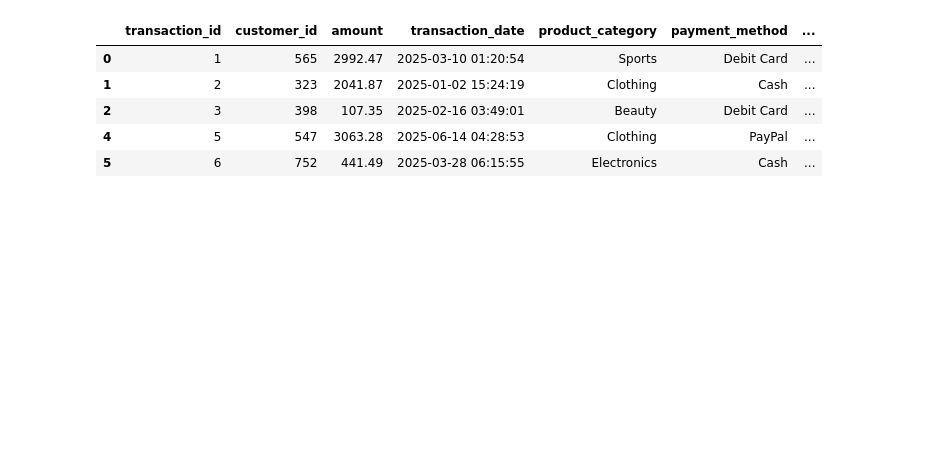
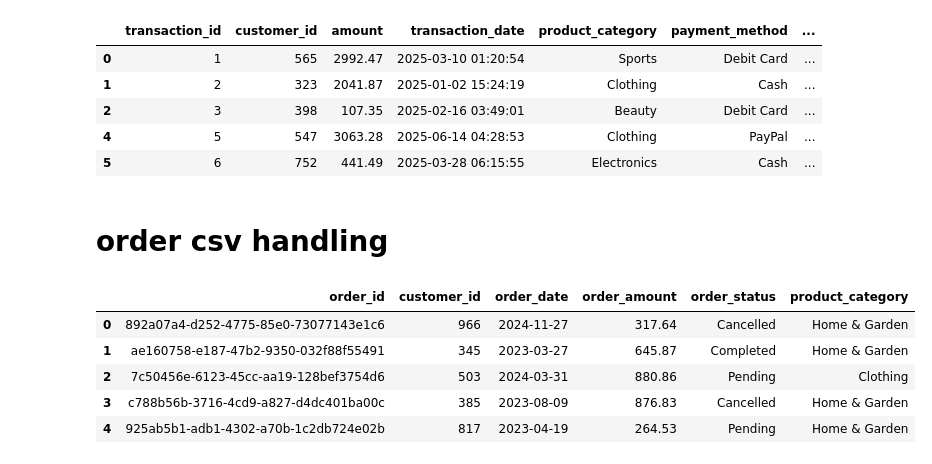
Before and after one commit to sumankrupa/python_learning, a Jupyter notebook: use_cases.ipynb, the cells around one changed output. Drawn from its saved outputs; the diff is of its cells as text; code cells hidden in the pictures; blank space fills up the shorter version.

```diff
--- a/use_cases.ipynb
+++ b/use_cases.ipynb
@@ -387,3 +387,16 @@ transaction_df.head()
 | 2 | 3 | 398 | 107.35 | 2025-02-16 03:49:01 | Beauty | Debit Card | ... |
 | 4 | 5 | 547 | 3063.28 | 2025-06-14 04:28:53 | Clothing | PayPal | ... |
 | 5 | 6 | 752 | 441.49 | 2025-03-28 06:15:55 | Electronics | Cash | ... |
+# %% [markdown]
+# order csv handling
+# %%
+orders = pd.read_csv('order_data.csv')
+# %%
+orders.head()
+# %% [output]
+|  | order_id | customer_id | order_date | order_amount | order_status | product_category |
+| 0 | 892a07a4-d252-4775-85e0-73077143e1c6 | 966 | 2024-11-27 | 317.64 | Cancelled | Home & Garden |
+| 1 | ae160758-e187-47b2-9350-032f88f55491 | 345 | 2023-03-27 | 645.87 | Completed | Home & Garden |
+| 2 | 7c50456e-6123-45cc-aa19-128bef3754d6 | 503 | 2024-03-31 | 880.86 | Pending | Clothing |
+| 3 | c788b56b-3716-4cd9-a827-d4dc401ba00c | 385 | 2023-08-09 | 876.83 | Cancelled | Home & Garden |
+| 4 | 925ab5b1-adb1-4302-a70b-1c2db724e02b | 817 | 2023-04-19 | 264.53 | Pending | Home & Garden |
```
Also changed, not shown: parts of 7 cells of this notebook, 1 other file.
